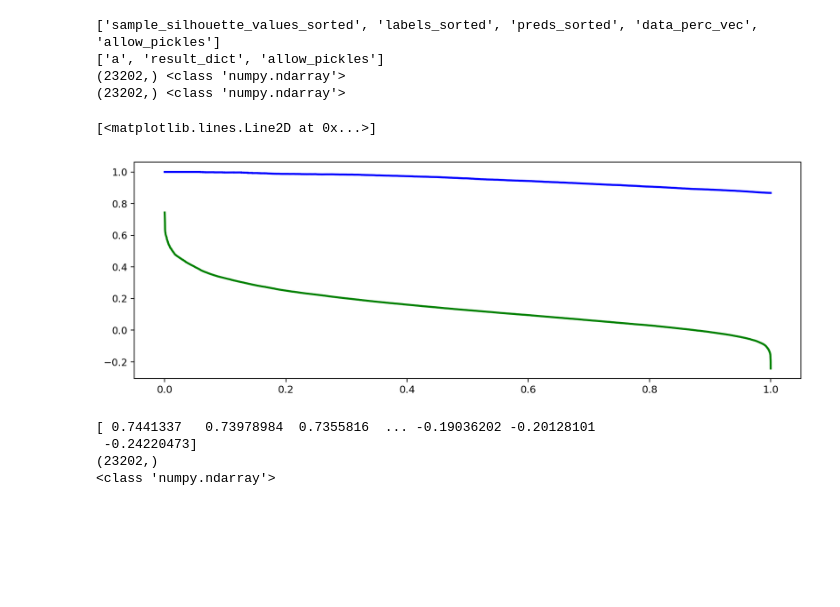
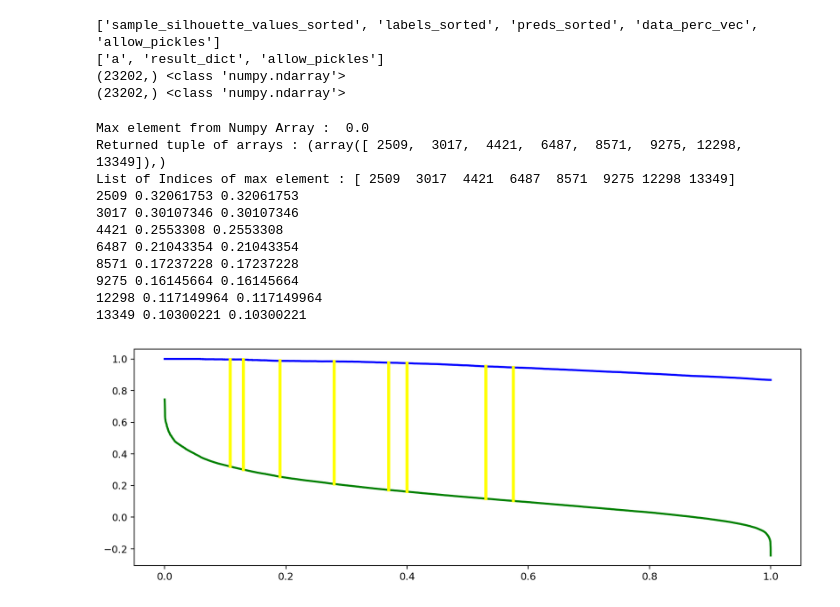
Before and after one commit to dogasiyli-boun/keyhandshapediscovery, a Jupyter notebook: ipynb/study_sihouette_better.ipynb, the cells around one changed output. Drawn from its saved outputs; the diff is of its cells as text; code cells hidden in the pictures; blank space fills up the shorter version.

```diff
--- a/ipynb/study_sihouette_better.ipynb
+++ b/ipynb/study_sihouette_better.ipynb
@@ -22,10 +24,10 @@ a, result_dict = sf.study_silhouette_analysis(fold_to_run='hgsk_256_11/20210221_
 # %%
-fold_1 = funcH.getVariableByComputerName('n2d_experiments') # '/mnt/SSD_Data/DataPath/n2d_experiments'
-#fold_2 = '/home/doga/Desktop'
+#fold_1 = funcH.getVariableByComputerName('n2d_experiments') # '/mnt/SSD_Data/DataPath/n2d_experiments'
+fold_2 = '/home/doga/Desktop'
 #np.savez(os.path.join(fold_1, 'a.npz'), sample_silhouette_values_sorted=sample_silhouette_values_sorted, labels_sorted=labels_sorted, preds_sorted=preds_sorted, data_perc_vec=data_perc_vec, allow_pickles=True)
 #np.savez(os.path.join(fold_1, 'b.npz'), a=a, result_dict=result_dict, allow_pickles=True)
-a = np.load(os.path.join(fold_1, 'a.npz'), allow_pickle=True)
-b = np.load(os.path.join(fold_1, 'b.npz'), allow_pickle=True)
+a = np.load(os.path.join(fold_2, 'a.npz'), allow_pickle=True)
+b = np.load(os.path.join(fold_2, 'b.npz'), allow_pickle=True)
 # %%
 print(a.files)
 print(b.files)
@@ -43,20 +45,41 @@ all_ones = np.ones(preds_sorted.shape, dtype=float)
 # %%
 pred_cumsum = np.cumsum(preds_sorted == labels_sorted) / np.cumsum(all_ones)
 data_perc_vec = np.arange(0, len(pred_cumsum)) / len(pred_cumsum)
+# %%
+def get_max_idx(_xv_):
+    z1 = _xv_[1:]-_xv_[:-1]
+    maxElement = np.amax(z1)
+    print('Max element from Numpy Array : ', maxElement)
+    result = np.where(z1 == maxElement)
+    print('Returned tuple of arrays :', result)
+    print('List of Indices of max element :', result[0])
+    return result[0]
 # %%
 plt.close('all')
 fig, ax = plt.subplots(1, figsize=(12,4), dpi=180)
 ax.plot(data_perc_vec, pred_cumsum, lw=2, label='accuracy', color='blue', ls='-', zorder=0)
-ax.plot(data_perc_vec, sample_silhouette_values_sorted, lw=2, label='accuracy', color='green', ls='-', zorder=0)
+ax.plot(data_perc_vec, sample_silhouette_values_sorted, lw=2, label='accuracy', color='green', ls='-', zorder=1)
+max_idx = get_max_idx(sample_silhouette_values_sorted)
+for _x_ in max_idx:
+    _xn = _x_/len(pred_cumsum)
+    print(_x_, sample_silhouette_values_sorted[_x_],sample_silhouette_values_sorted[_x_+1])
+    ac_at = pred_cumsum[_x_]
+    ax.plot(np.asarray([_xn, _xn]), np.asarray([sample_silhouette_values_sorted[_x_], ac_at]), lw=3,
+                color='yellow', ls='-', zorder=2)
 # %% [output]
-[<matplotlib.lines.Line2D at 0x...>]
+Max element from Numpy Array :  0.0
+Returned tuple of arrays : (array([ 2509,  3017,  4421,  6487,  8571,  9275, 12298, 13349]),)
+List of Indices of max element : [ 2509  3017  4421  6487  8571  9275 12298 13349]
+2509 0.32061753 0.32061753
+3017 0.30107346 0.30107346
+4421 0.2553308 0.2553308
+6487 0.21043354 0.21043354
+8571 0.17237228 0.17237228
+9275 0.16145664 0.16145664
+12298 0.117149964 0.117149964
+13349 0.10300221 0.10300221
-[figure, old version]
+[figure, new version]
 # %%
 print(sample_silhouette_values_sorted)
 print(sample_silhouette_values_sorted.shape)
 print(type(sample_silhouette_values_sorted))
-# %% [output]
-[ 0.7441337   0.73978984  0.7355816  ... -0.19036202 -0.20128101
- -0.24220473]
-(23202,)
-<class 'numpy.ndarray'>
```
Also changed, not shown: parts of 15 cells of this notebook, 5 other files.
